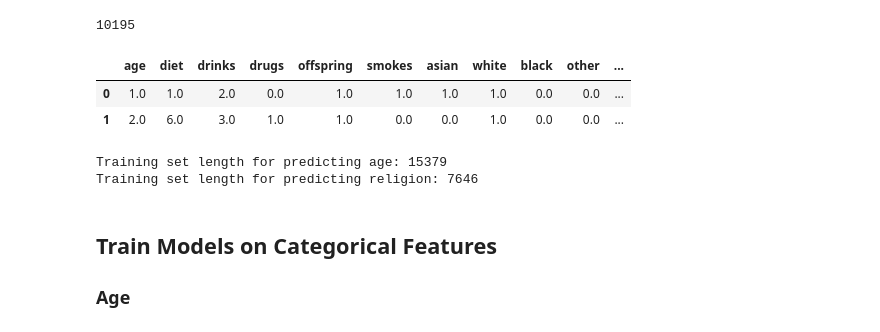
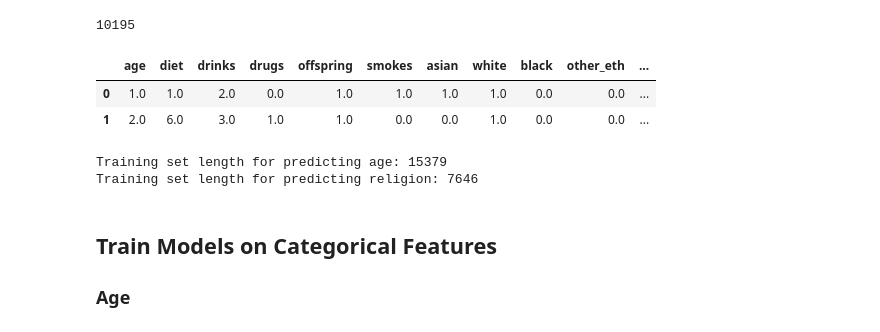
Before and after one commit to 3quetra/portfolio, a Jupyter notebook: ml/supervised_learning/dating_app_profiles_analysis.ipynb, the cells around one changed output. Drawn from its saved outputs; the diff is of its cells as text; code cells hidden in the pictures.

Commit message:
Add comparison tables and comments

```diff
--- a/ml/supervised_learning/dating_app_profiles_analysis.ipynb
+++ b/ml/supervised_learning/dating_app_profiles_analysis.ipynb
@@ -256,3 +277,7 @@ ethnicity.head(2)
 |  | asian | white | black | other | hispanic / latin | pacific islander | native american | ... |
 | 0 | 1.0 | 1.0 | 0.0 | 0.0 | 0.0 | 0.0 | 0.0 | ... |
 | 1 | 0.0 | 1.0 | 0.0 | 0.0 | 0.0 | 0.0 | 0.0 | ... |
+# %%
+mix_profiles = mix_profiles.join(ethnicity)
+mix_profiles.rename(columns={'other': 'other_eth'}, inplace=True)
+mix_profiles.head(2)
@@ -258,0 +288,3 @@ ethnicity.head(2)
+# %%
+job = profiles.job.dropna().apply(map).fillna(0)
+job.head(2)
@@ -259,6 +295,7 @@ ethnicity.head(2)
 # %%
-# Add encoded ethnicities to mix_profiles
-mix_profiles = mix_profiles.join(ethnicity)
+# Add encoded jobs to mix_profiles
+mix_profiles = mix_profiles.join(job)
+mix_profiles.rename(columns={'other': 'other_job'}, inplace=True)
 mix_profiles.head(2)
 # %% [output]
 |  | age | body_type | diet | drinks | drugs | education | essay0 | essay1 | essay2 | essay3 | essay4 | ... |
@@ -321,7 +394,7 @@ num_profiles.corr()[8:9]
 # %%
 relig_labels_features = mix_profiles[[
     'age', 'diet', 'drinks', 'drugs', 'offspring',
-    'smokes', 'asian', 'white', 'black', 'other', 'num_religion',
+    'smokes', 'asian', 'white', 'black', 'other_eth', 'num_religion',
     'hispanic / latin', 'pacific islander', 'native american', 'middle eastern', 'indian'
     ]]
 relig_labels_features = relig_labels_features.dropna().copy()
@@ -331,13 +404,13 @@ len(relig_labels_features)
 # %%
 relig_labels = relig_labels_features[['num_religion']]
 relig_features = relig_labels_features[[
     'age', 'diet', 'drinks', 'drugs', 'offspring',
-    'smokes', 'asian', 'white', 'black', 'other',
+    'smokes', 'asian', 'white', 'black', 'other_eth',
     'hispanic / latin', 'pacific islander', 'native american', 'middle eastern', 'indian'
     ]]
 relig_features.head(2)
 # %% [output]
-|  | age | diet | drinks | drugs | offspring | smokes | asian | white | black | other | ... |
+|  | age | diet | drinks | drugs | offspring | smokes | asian | white | black | other_eth | ... |
 | 0 | 1.0 | 1.0 | 2.0 | 0.0 | 1.0 | 1.0 | 1.0 | 1.0 | 0.0 | 0.0 | ... |
 | 1 | 2.0 | 6.0 | 3.0 | 1.0 | 1.0 | 0.0 | 0.0 | 1.0 | 0.0 | 0.0 | ... |
 # %%
```
Also changed, not shown: parts of 24 cells of this notebook, 2 other files.
